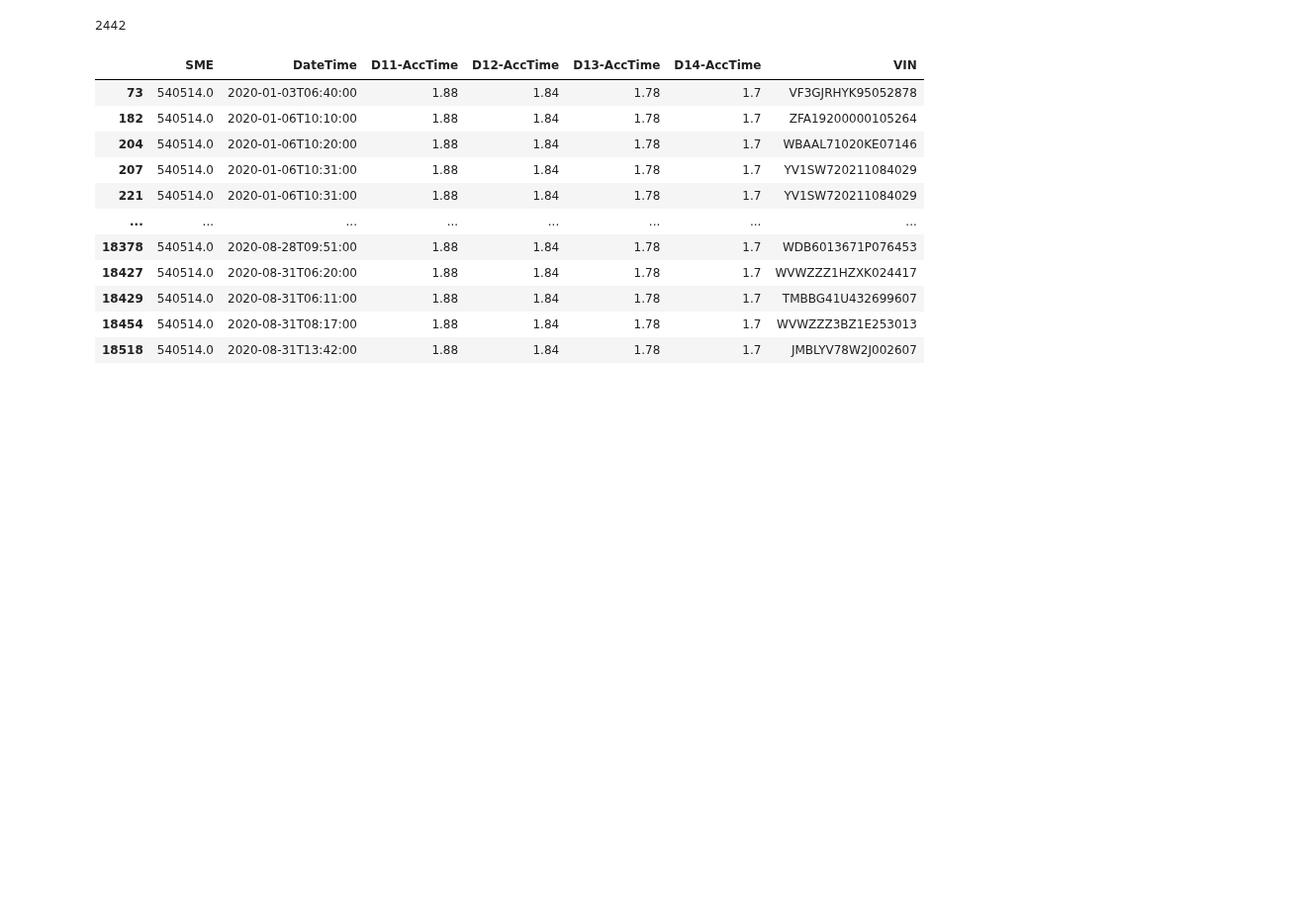
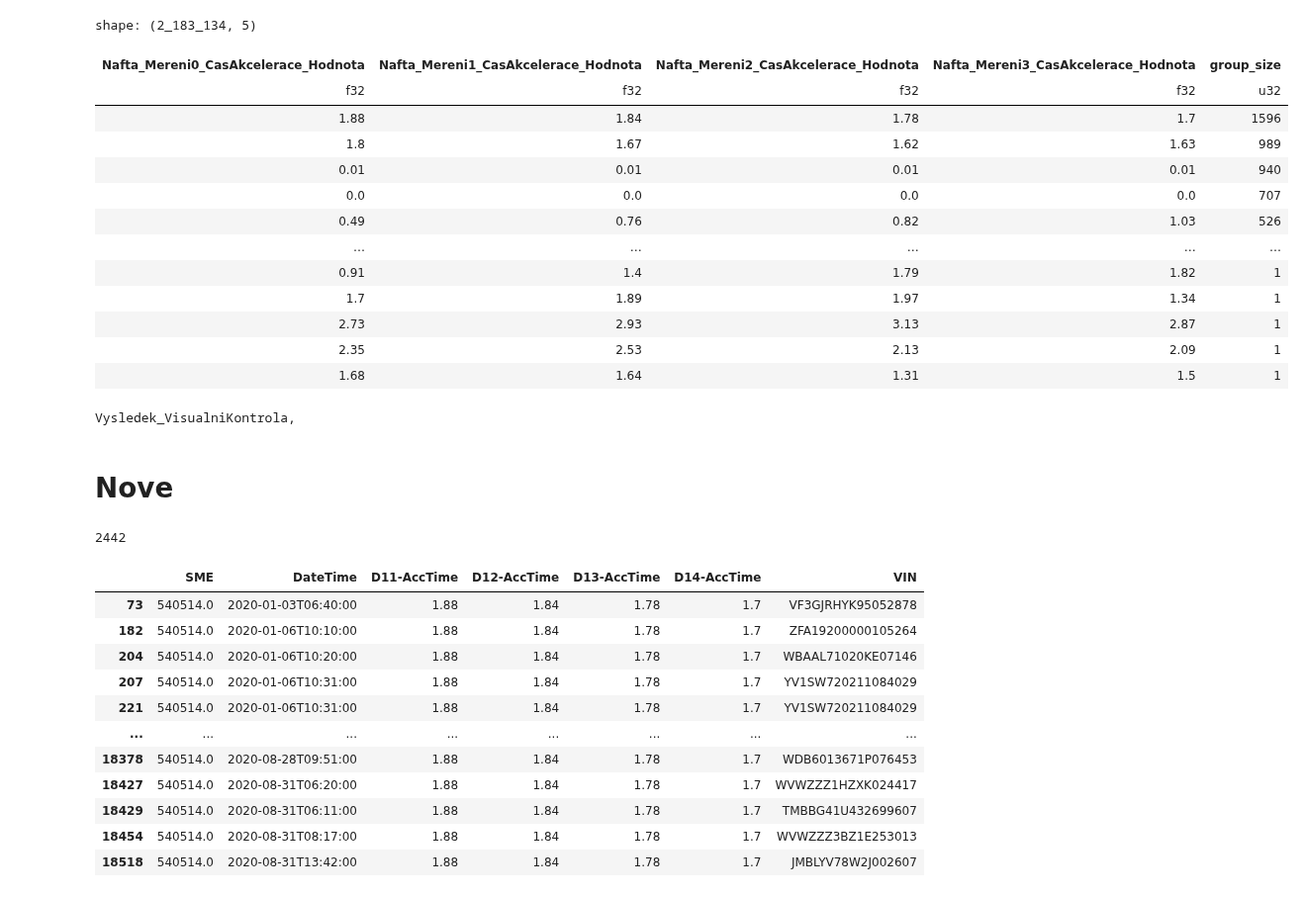
Before and after one commit to opendatalabcz/emissions-data-analysis-cz, a Jupyter notebook: kod/helper.ipynb, the cells around one changed output. Shown at 99% size. Drawn from its saved outputs; the diff is of its cells as text; code cells hidden in the pictures; blank space fills up the shorter version.

```diff
--- a/kod/helper.ipynb
+++ b/kod/helper.ipynb
@@ -30,3 +53,31 @@ SEED=42
+# %%
+cols_akcelerace = ['Nafta_Mereni0_CasAkcelerace_Hodnota', 'Nafta_Mereni1_CasAkcelerace_Hodnota', 'Nafta_Mereni2_CasAkcelerace_Hodnota', 'Nafta_Mereni3_CasAkcelerace_Hodnota']
+redundant_nafta = df_mereni.filter(pl.all_horizontal(pl.col(cols_akcelerace).is_not_null())).group_by(cols_akcelerace).len(name='group_size').sort('group_size', descending=True)
+redundant_nafta
+# %% [output]
+shape: (2_183_134, 5)
+| Nafta_Mereni0_CasAkcelerace_Hodnota | Nafta_Mereni1_CasAkcelerace_Hodnota | Nafta_Mereni2_CasAkcelerace_Hodnota | Nafta_Mereni3_CasAkcelerace_Hodnota | group_size |
+| f32 | f32 | f32 | f32 | u32 |
+| 1.88 | 1.84 | 1.78 | 1.7 | 1596 |
+| 1.8 | 1.67 | 1.62 | 1.63 | 989 |
+| 0.01 | 0.01 | 0.01 | 0.01 | 940 |
+| 0.0 | 0.0 | 0.0 | 0.0 | 707 |
+| 0.49 | 0.76 | 0.82 | 1.03 | 526 |
+| … | … | … | … | … |
+| 0.91 | 1.4 | 1.79 | 1.82 | 1 |
+| 1.7 | 1.89 | 1.97 | 1.34 | 1 |
+| 2.73 | 2.93 | 3.13 | 2.87 | 1 |
+| 2.35 | 2.53 | 2.13 | 2.09 | 1 |
+| 1.68 | 1.64 | 1.31 | 1.5 | 1 |
+# %%
+substr = 'visualni'
+for column in df.columns:
+    if substr.lower() in column.lower():
+        print(column, end=', ')
+# %% [output]
+Vysledek_VisualniKontrola,
+# %% [markdown]
+# Nove
 # %%
 parsed = os.listdir('kod/data/data_z_mericich_pristroju/parquet/mereni')
 len(parsed)
```
Also changed, not shown: parts of 7 cells of this notebook, 2 other files.
